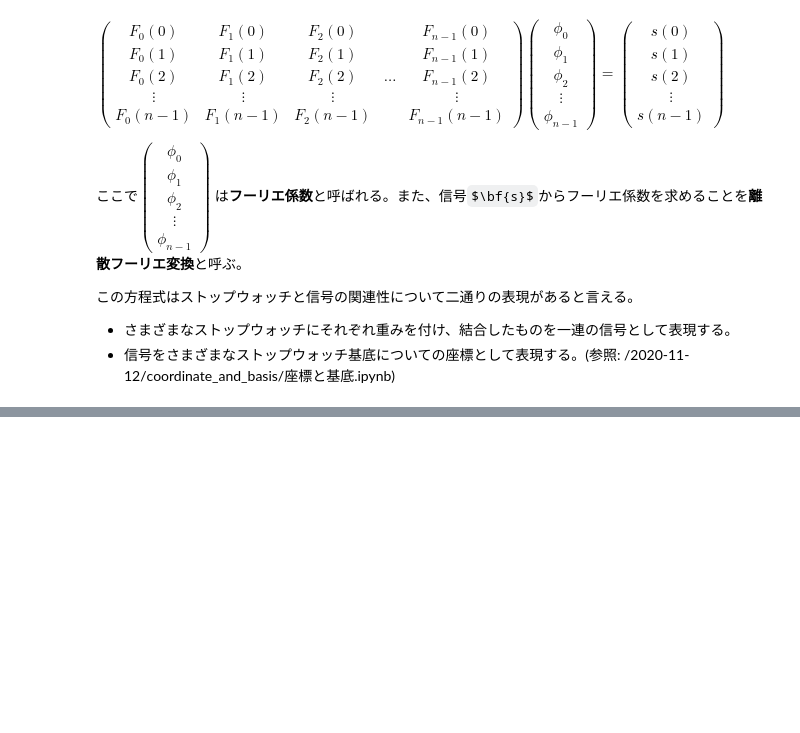
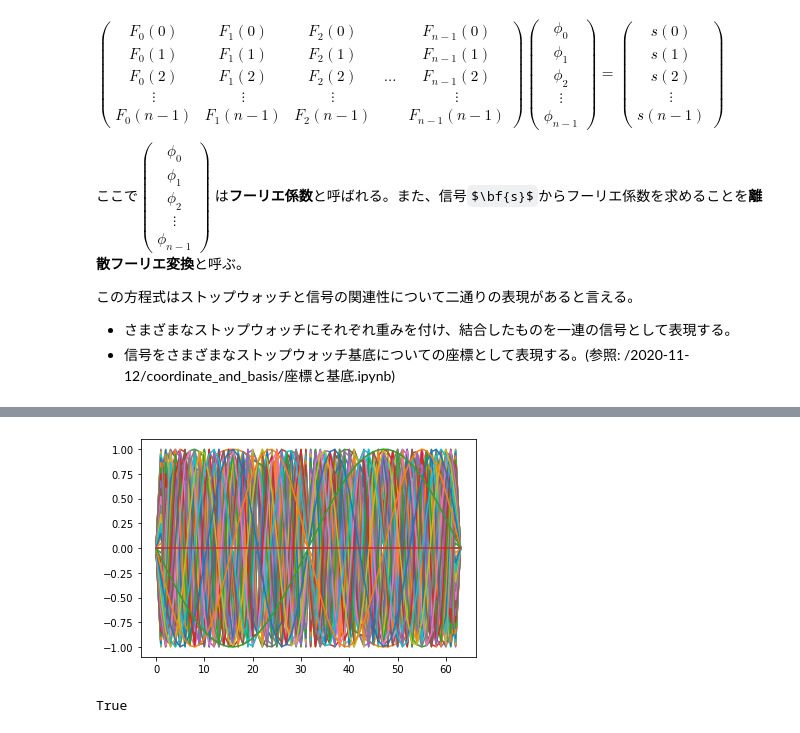
Before and after one commit to conf8o/python-audio-study, a Jupyter notebook: 2020-11-12/stopwatch/正弦波の重み付き和としての信号.ipynb, the cells around one changed output, grey strips where cells are left out. Cells and saved outputs as stored; diff of their text form; code cells hidden in the pictures; some formulas as TeX source; blank space fills up the shorter version.

```diff
--- a/2020-11-12/stopwatch/正弦波の重み付き和としての信号.ipynb
+++ b/2020-11-12/stopwatch/正弦波の重み付き和としての信号.ipynb
@@ -100,0 +131,22 @@ $
+# %%
+# いろいろな周期の正弦波(ストップウォッチ)を作る。
+n = 64
+xs = np.linspace(0, 1, n) * 2 * np.pi
+stopwatches = [np.sin(k*xs) for k in range(n)]
+
+for s in stopwatches:
+    plt.plot(s)
+
+# すべての周期関数を張りそうな雰囲気ある。
+# %% [output]
+[figure, added]
+# %%
+# ちなみに全部直交してる。
+from itertools import combinations
+
+all(np.round(s1.dot(s2), 16) == .0
+    for s1, s2
+    in combinations(stopwatches, 2)
+    if (s1 != s2).all())
+# %% [output]
+True
```
Also changed, not shown: parts of 5 cells of this notebook, 3 other files.
